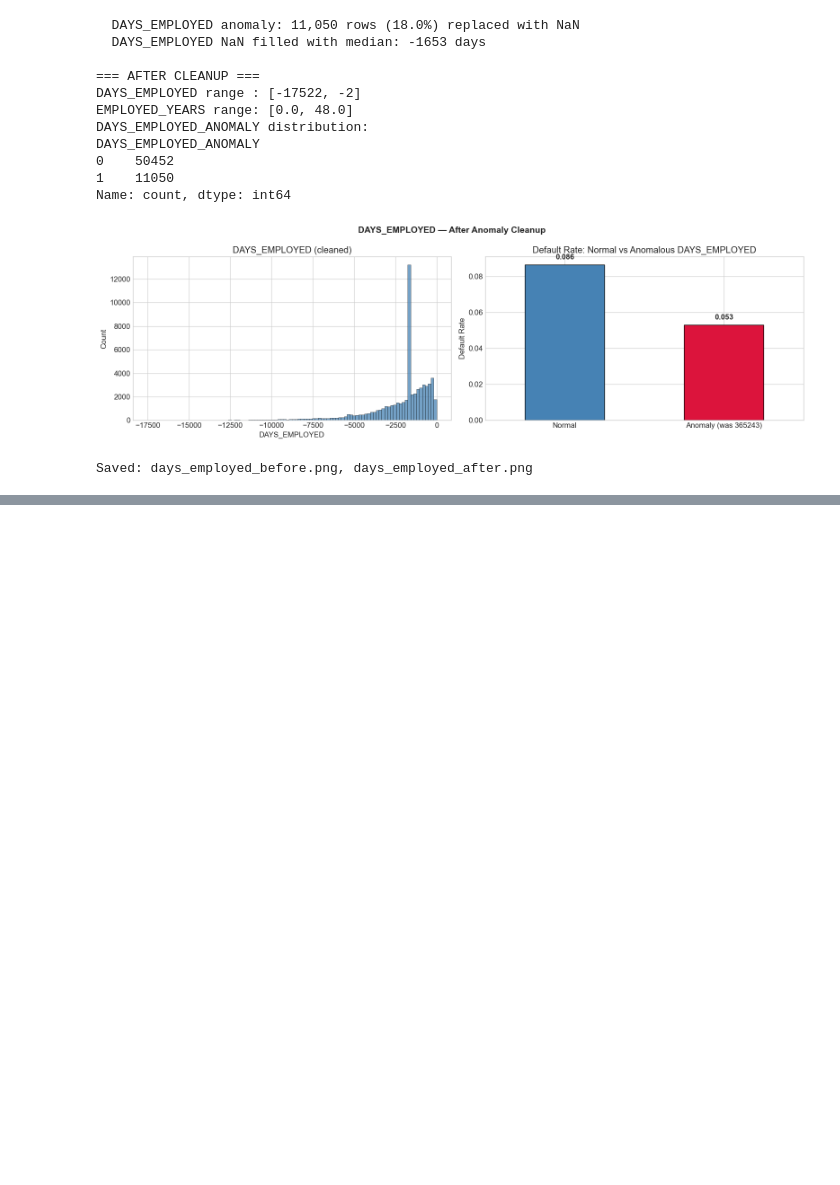
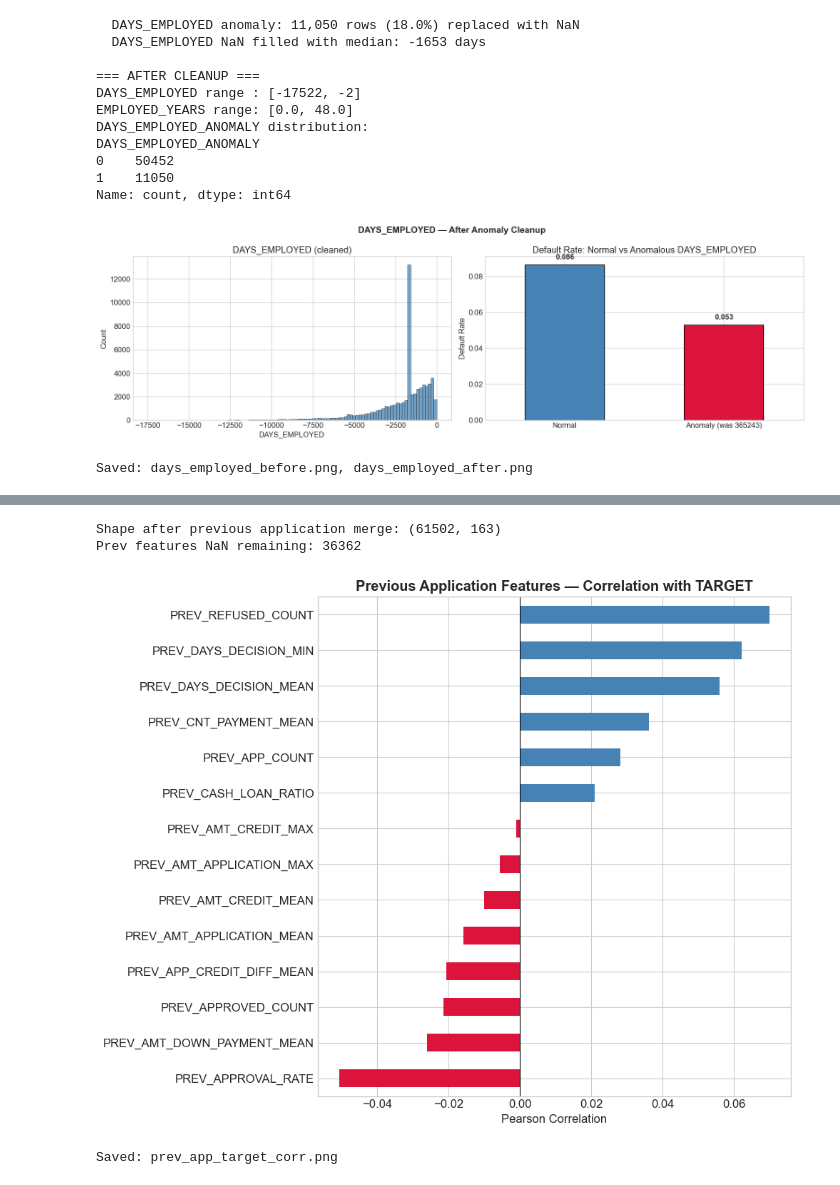
Before and after one commit to busrakurunceng/Ai_Credit_Risk, a Jupyter notebook: notebooks/02_feature_engineering.ipynb, the cells around one changed output, grey strips where cells are left out. Saved outputs shown, nothing was run; the diff lists cells and outputs as text; code cells hidden in the pictures; blank space fills up the shorter version.

```diff
--- a/notebooks/02_feature_engineering.ipynb
+++ b/notebooks/02_feature_engineering.ipynb
@@ -263,0 +361,10 @@ Saved: days_employed_before.png, days_employed_after.png
+# %%
+# Load previous_application table
+prev = pd.read_csv(os.path.join(DATA_DIR, 'previous_application.csv'))
+prev = reduce_memory_usage(prev, verbose=True)
+
+# Filter to sampled train clients
+prev = prev[prev['SK_ID_CURR'].isin(train_ids)].reset_index(drop=True)
+print(f"\nPrevious application rows (filtered): {len(prev):,}")
+print(f"Unique clients: {prev['SK_ID_CURR'].nunique():,}")
+print(f"Clients with NO previous application: {len(train_ids) - prev['SK_ID_CURR'].nunique():,}")
@@ -264 +394,33 @@ Saved: days_employed_before.png, days_employed_after.png
+# %%
+# Merge previous application features into the main table
+df = df.merge(prev_agg, on='SK_ID_CURR', how='left')
+
+# Clients with no previous application -> fill counts with 0
+prev_fill_zero = [c for c in prev_agg.columns if c != 'SK_ID_CURR' and
+                  any(k in c for k in ['COUNT', 'RATE'])]
+df[prev_fill_zero] = df[prev_fill_zero].fillna(0)
+
+print(f"Shape after previous application merge: {df.shape}")
+print(f"Prev features NaN remaining: {df[[c for c in prev_agg.columns if c != 'SK_ID_CURR']].isnull().sum().sum()}")
+# %% [output]
+Shape after previous application merge: (61502, 163)
+Prev features NaN remaining: 36362
+# %%
+# Visualize previous application features: correlation with TARGET
+prev_feat_cols = [c for c in prev_agg.columns if c != 'SK_ID_CURR']
+prev_corr = df[['TARGET'] + prev_feat_cols].corr()['TARGET'].drop('TARGET').sort_values()
+
+fig, ax = plt.subplots(figsize=(10, 8))
+colors = ['crimson' if v < 0 else 'steelblue' for v in prev_corr.values]
+prev_corr.plot.barh(ax=ax, color=colors)
+ax.set_title('Previous Application Features — Correlation with TARGET', fontweight='bold')
+ax.set_xlabel('Pearson Correlation')
+ax.axvline(x=0, color='black', linewidth=0.8)
+plt.tight_layout()
+plt.savefig(os.path.join(PLOT_DIR, 'prev_app_target_corr.png'), dpi=150, bbox_inches='tight')
+plt.show()
+print('Saved: prev_app_target_corr.png')
+# %% [output]
+[figure, added]
+Saved: prev_app_target_corr.png
 # %% [markdown]
```
Also changed, not shown: parts of 13 cells of this notebook, 2 other files.
